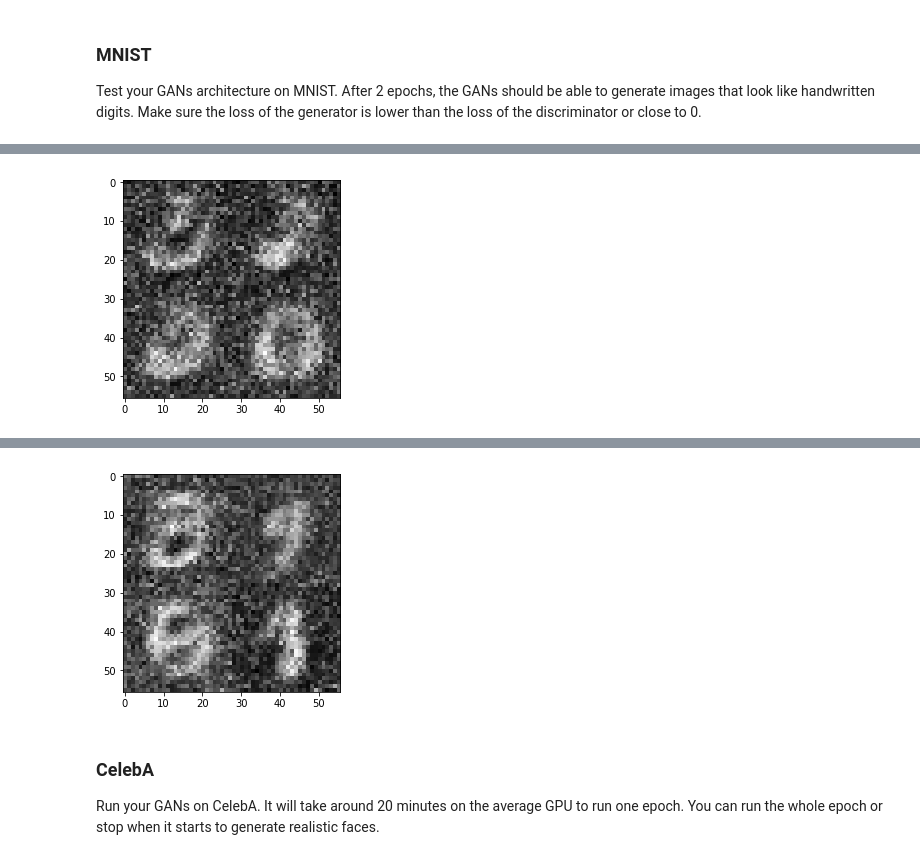
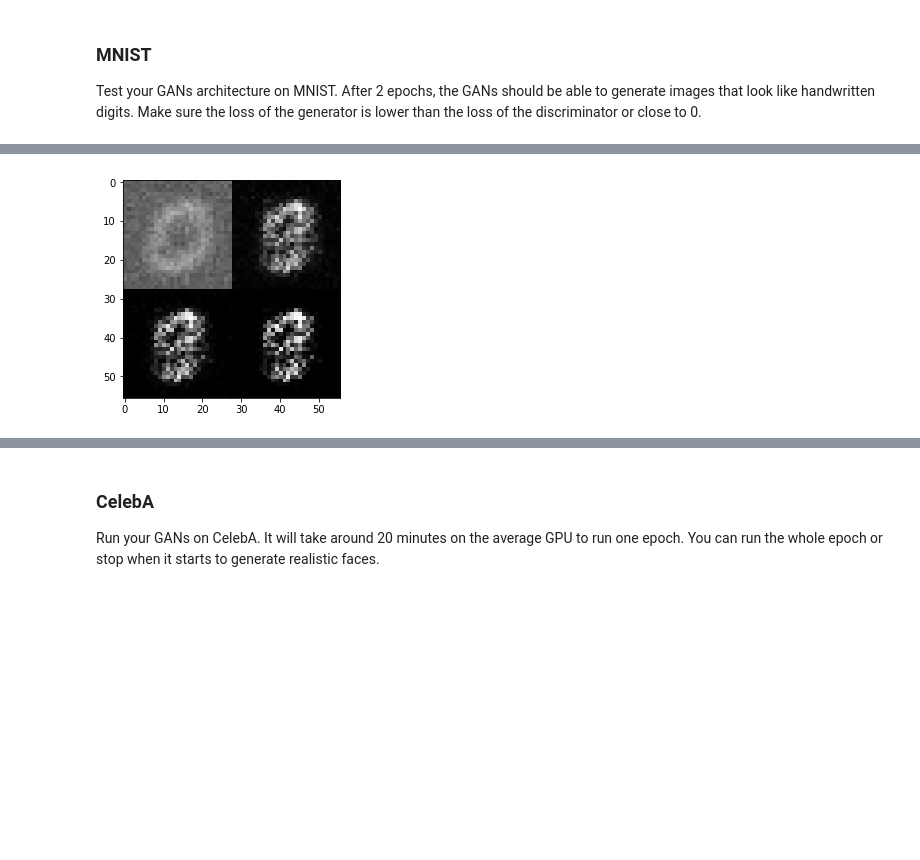
Before and after one commit to renewang/DLHands-on, a Jupyter notebook: face_generation/dlnd_face_generation.ipynb, the cells around one changed output, grey strips where cells are left out. Cells and saved outputs as stored; diff of their text form; code cells hidden in the pictures; blank space fills up the shorter version.

```diff
--- a/face_generation/dlnd_face_generation.ipynb
+++ b/face_generation/dlnd_face_generation.ipynb
@@ -50,6 +53,7 @@ pyplot.imshow(helper.images_square_grid(mnist_images, 'L'), cmap='gray')
 The [CelebFaces Attributes Dataset (CelebA)](http://mmlab.ie.cuhk.edu.hk/projects/CelebA.html) dataset contains over 200,000 celebrity images with annotations.  Since you're going to be generating faces, you won't need the annotations.  You can view the first number of examples by changing `show_n_images`.
 # %%
 show_n_images = 25
+image_width, image_height = 28, 28
 
 """
 DON'T MODIFY ANYTHING IN THIS CELL
@@ -156,9 +164,9 @@ def discriminator(images, reuse=False):
           tf.get_variable_scope().reuse_variables()
         w = tf.get_variable('weight', shape=[n_units, 1],
                                  dtype=images.dtype,
-                                 initializer=tf.truncated_normal_initializer(mean=0., stddev=0.1))
+                                 initializer=tf.truncated_normal_initializer(mean=0., stddev=0.01))
         b = tf.get_variable('bias', shape=[], dtype=images.dtype,
-                           initializer=tf.random_uniform_initializer(minval=-0.1, maxval=0.1))
+                           initializer=tf.random_uniform_initializer(minval=-0.01, maxval=0.01))
         logits = tf.matmul(h1, w) + b
         logits = tf.identity(logits, name='logits')
         out = tf.sigmoid(logits, name='activation')
@@ -198,9 +206,9 @@ def generator(z, out_channel_dim, is_train=True):
         # Logits and tanh output
         w = tf.get_variable('weight', shape=[n_units, flat_shape],
                                  dtype=z.dtype,
-                                 initializer=tf.truncated_normal_initializer(mean=0., stddev=0.1))
+                                 initializer=tf.truncated_normal_initializer(mean=0., stddev=0.01))
         b = tf.get_variable('bias', shape=[flat_shape], dtype=z.dtype,
-                           initializer=tf.random_uniform_initializer(minval=-0.1, maxval=0.1))
+                           initializer=tf.random_uniform_initializer(minval=-0.01, maxval=0.01))
         logits = tf.matmul(h1, w) + b
         logits = tf.reshape(logits, [-1, image_width, image_height, out_channel_dim], name='logits')
         out = tf.tanh(logits, name='activation')
@@ -373,9 +381,9 @@ def train(epoch_count, batch_size, z_dim, learning_rate, beta1, get_batches, dat
 ### MNIST
 Test your GANs architecture on MNIST.  After 2 epochs, the GANs should be able to generate images that look like handwritten digits.  Make sure the loss of the generator is lower than the loss of the discriminator or close to 0.
 # %%
-batch_size = 128
-z_dim = 100
-learning_rate = 0.001
+batch_size = 512
+z_dim = 256
+learning_rate = 0.01
 beta1 = 0.1
 
 
@@ -393 +402 @@ Epoch 1/2... Discriminator Loss: 1.2708... Generator Loss: 0.9067
-[figure, old version]
+[figure, new version]
@@ -395,4 +403,3 @@ Epoch 2/2... Discriminator Loss: 1.2776... Generator Loss: 1.0224
-[figure, removed]
 # %% [markdown]
 ### CelebA
 Run your GANs on CelebA.  It will take around 20 minutes on the average GPU to run one epoch.  You can run the whole epoch or stop when it starts to generate realistic faces.
```
Also changed, not shown: parts of 7 cells of this notebook.
